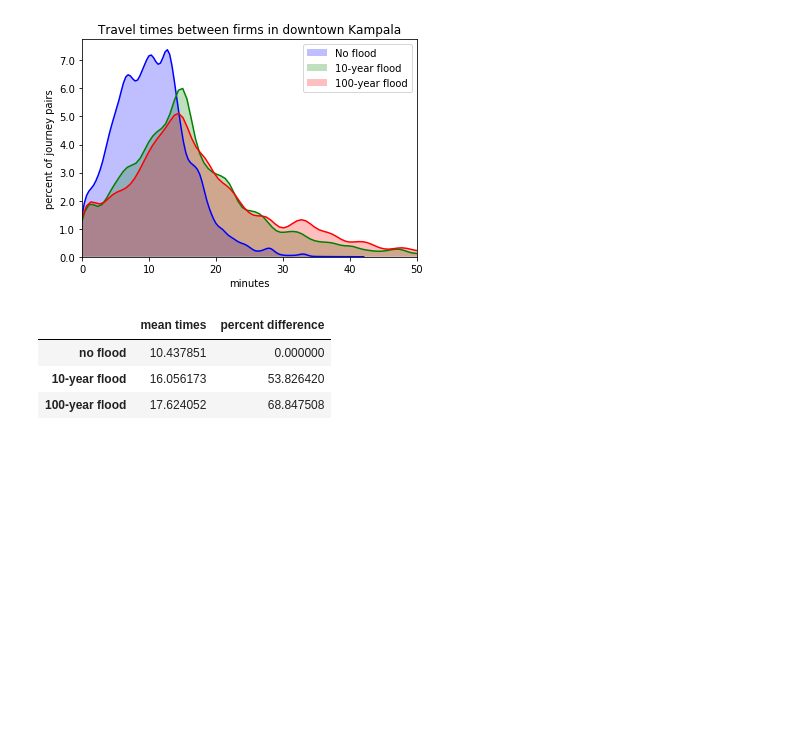
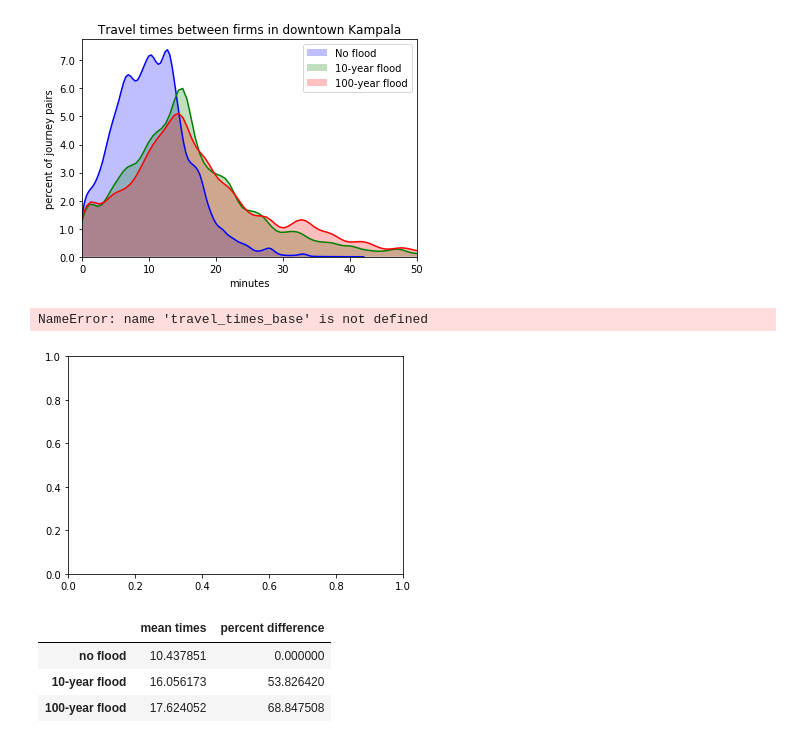
Before and after one commit to GFDRR/network_analysis, a Jupyter notebook: flooding10.ipynb, the cells around one changed output. Saved outputs shown, nothing was run; the diff lists cells and outputs as text; code cells hidden in the pictures; blank space fills up the shorter version.

```diff
--- a/flooding10.ipynb
+++ b/flooding10.ipynb
@@ -340,6 +340,26 @@ ticks = [round(n,1) for n in (list(ticks))]
 ax.set_yticklabels(ticks);
 # %% [output]
 [figure]
+# %%
+bw = 'scott'
+fig,ax = plt.subplots(figsize=[6,4])
+
+sns.kdeplot(travel_times_base,ax = ax, color = 'b', shade=True,bw=bw)
+sns.kdeplot(travel_times_10, ax=ax, color='g',shade=True,bw=bw)
+#sns.kdeplot(travel_times_50, ax=ax, color='y',shade=True)
+sns.kdeplot(travel_times_100, ax=ax, color='r',shade=True,bw=bw)
+
+ax.set_title('Travel times between firms in downtown Kampala')
+plt.legend(['No flood','10-year flood','100-year flood'])
+ax.set(xlabel="minutes", ylabel='percent of journey pairs');
+plt.xlim(0,50)
+
+ticks = ax.get_yticks()*100
+ticks = [round(n,1) for n in (list(ticks))]
+ax.set_yticklabels(ticks);
+# %% [output]
+NameError: name 'travel_times_base' is not defined
+[figure, added]
 # %%
 baseline_mean = travel_times_base.mean()
 flood_10_mean = travel_times_10.mean()
```
Also changed, not shown: parts of 3 cells of this notebook, 23 other files.
